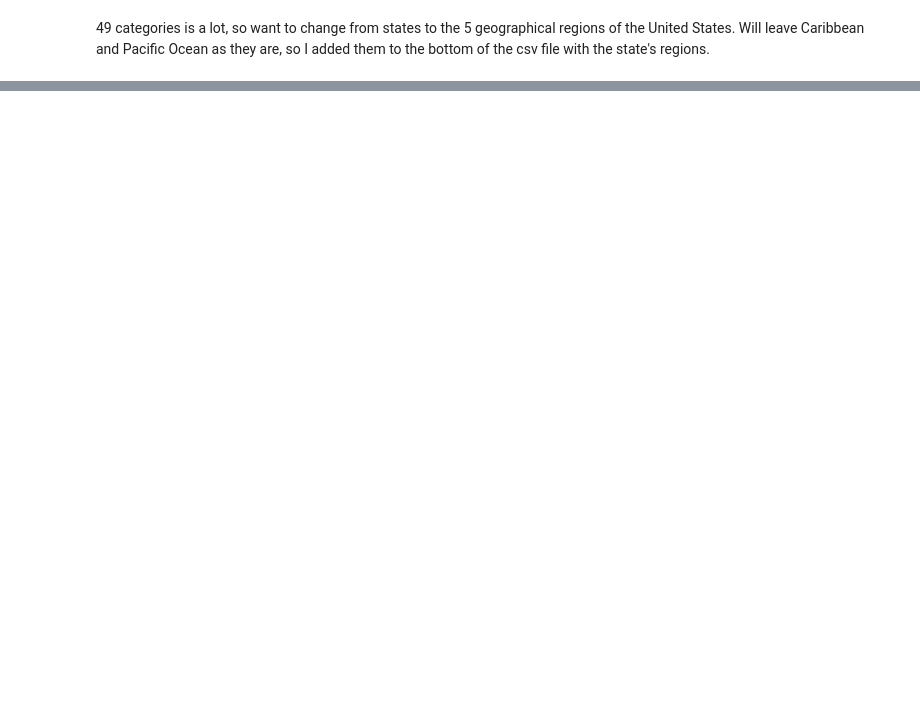
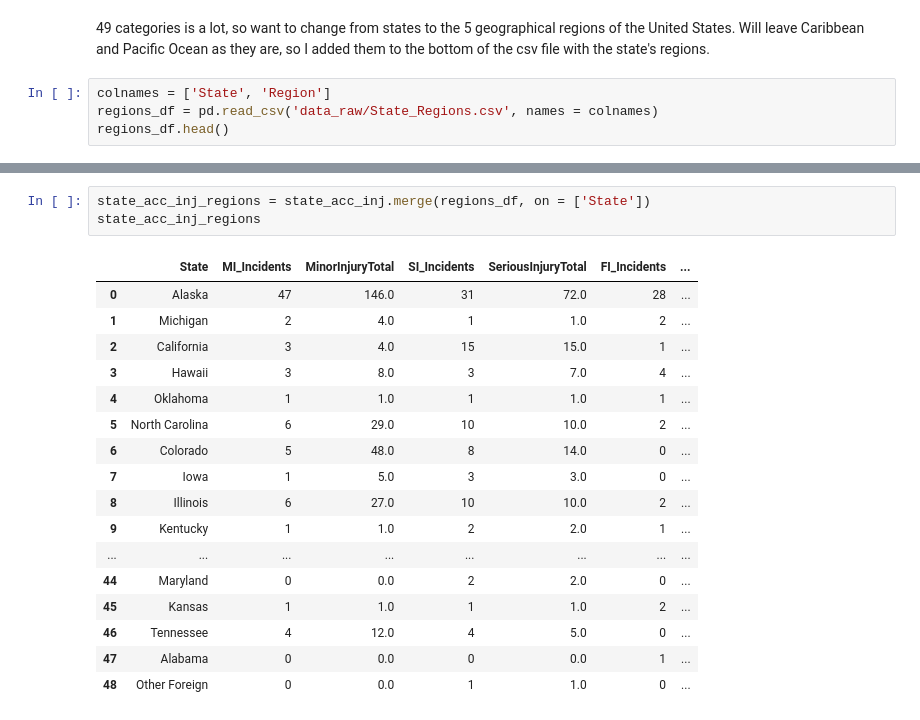
Before and after one commit to ashleyg16/Capstone2, a Jupyter notebook: Capstone 2 EDA.ipynb, the cells around one changed output, grey strips where cells are left out. Cells and saved outputs as stored; diff of their text form; blank space fills up the shorter version.

```diff
--- a/Capstone 2 EDA.ipynb
+++ b/Capstone 2 EDA.ipynb
@@ -616,3 +617,7 @@ state_acc_inj
 | 48 | Other Foreign | 0 | 0.0 | 1 | 1.0 | 0 | ... |
 # %% [markdown]
 49 categories is a lot, so want to change from states to the 5 geographical regions of the United States. Will leave Caribbean and Pacific Ocean as they are, so I added them to the bottom of the csv file with the state's regions.
+# %%
+colnames = ['State', 'Region']
+regions_df = pd.read_csv('data_raw/State_Regions.csv', names = colnames)
+regions_df.head()
@@ -618,0 +631,21 @@ state_acc_inj
+# %%
+state_acc_inj_regions = state_acc_inj.merge(regions_df, on = ['State'])
+state_acc_inj_regions
+# %% [output]
+|  | State | MI_Incidents | MinorInjuryTotal | SI_Incidents | SeriousInjuryTotal | FI_Incidents | ... |
+| 0 | Alaska | 47 | 146.0 | 31 | 72.0 | 28 | ... |
+| 1 | Michigan | 2 | 4.0 | 1 | 1.0 | 2 | ... |
+| 2 | California | 3 | 4.0 | 15 | 15.0 | 1 | ... |
+| 3 | Hawaii | 3 | 8.0 | 3 | 7.0 | 4 | ... |
+| 4 | Oklahoma | 1 | 1.0 | 1 | 1.0 | 1 | ... |
+| 5 | North Carolina | 6 | 29.0 | 10 | 10.0 | 2 | ... |
+| 6 | Colorado | 5 | 48.0 | 8 | 14.0 | 0 | ... |
+| 7 | Iowa | 1 | 5.0 | 3 | 3.0 | 0 | ... |
+| 8 | Illinois | 6 | 27.0 | 10 | 10.0 | 2 | ... |
+| 9 | Kentucky | 1 | 1.0 | 2 | 2.0 | 1 | ... |
+| ... | ... | ... | ... | ... | ... | ... | ... |
+| 44 | Maryland | 0 | 0.0 | 2 | 2.0 | 0 | ... |
+| 45 | Kansas | 1 | 1.0 | 1 | 1.0 | 2 | ... |
+| 46 | Tennessee | 4 | 12.0 | 4 | 5.0 | 0 | ... |
+| 47 | Alabama | 0 | 0.0 | 0 | 0.0 | 1 | ... |
+| 48 | Other Foreign | 0 | 0.0 | 1 | 1.0 | 0 | ... |
```
Also changed, not shown: parts of 2 cells of this notebook.
